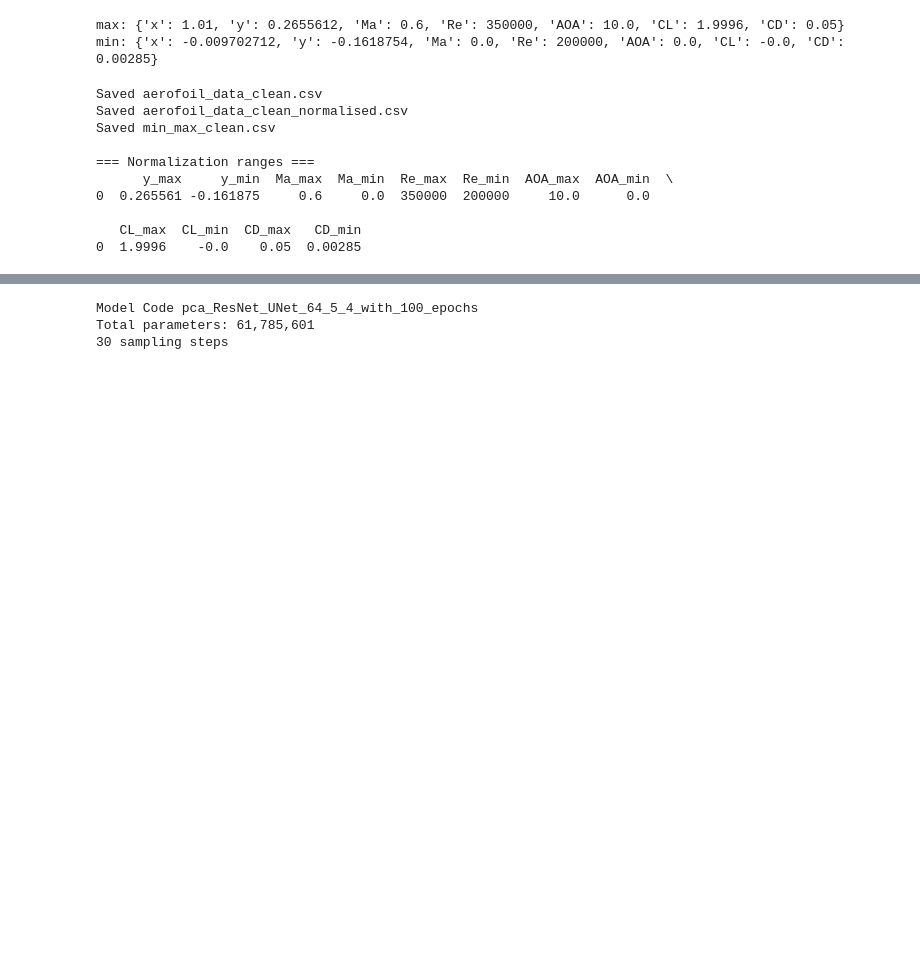
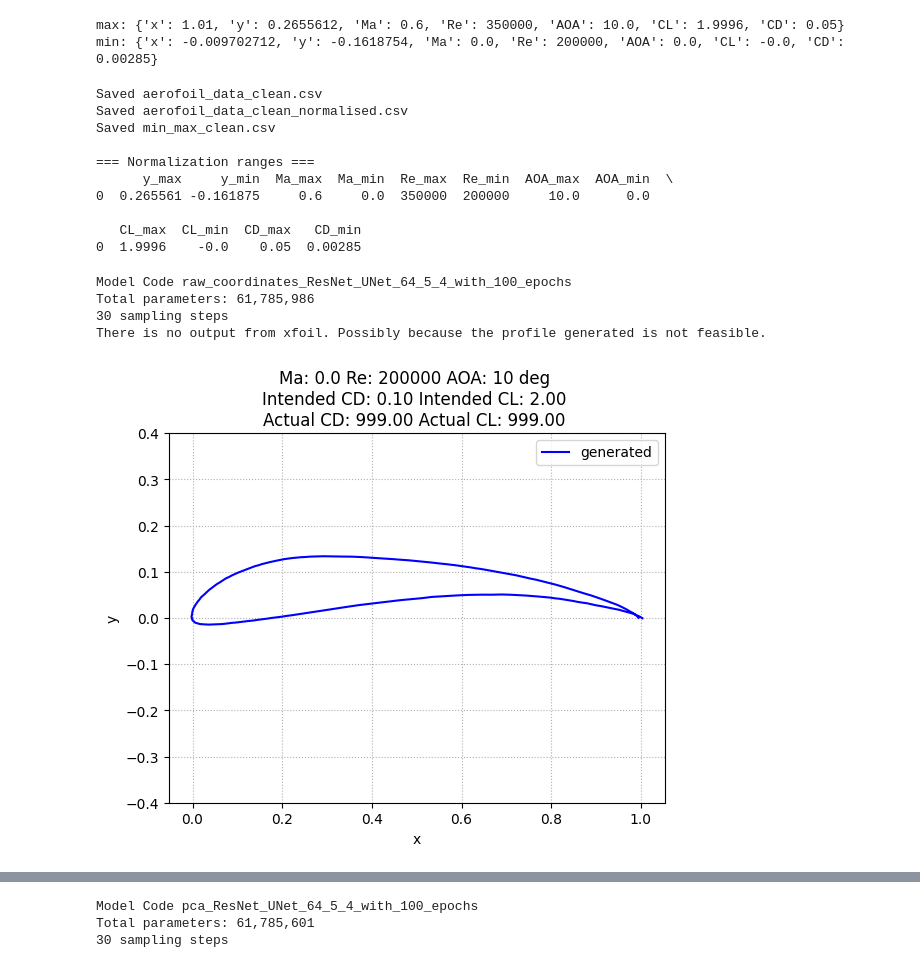
Before and after one commit to Yingfangeng/Diffusion_based_2DAirfoil_Generation, a Jupyter notebook: model_deployment.ipynb, the cells around one changed output, grey strips where cells are left out. Drawn from its saved outputs; the diff is of its cells as text; code cells hidden in the pictures; blank space fills up the shorter version.

```diff
--- a/model_deployment.ipynb
+++ b/model_deployment.ipynb
@@ -887,0 +159,9 @@ def model_deployment(mode, model_config_path, sample_number=1, AOA=None, Ma=None
+# %%
+model_deployment(mode = 'test', model_config_path='mdl_hyperparams/raw_coords_conv1d_deep_unet.yaml', sample_number=1,
+                 AOA=10, Ma=0, Re=200000, CL=2.0, CD=0.1,num_steps=30)
+# %% [output]
+Model Code raw_coordinates_ResNet_UNet_64_5_4_with_100_epochs
+Total parameters: 61,785,986
+30 sampling steps
+There is no output from xfoil. Possibly because the profile generated is not feasible.
+[figure, added]
```
Also changed, not shown: parts of 16 cells of this notebook, 7 other files.
